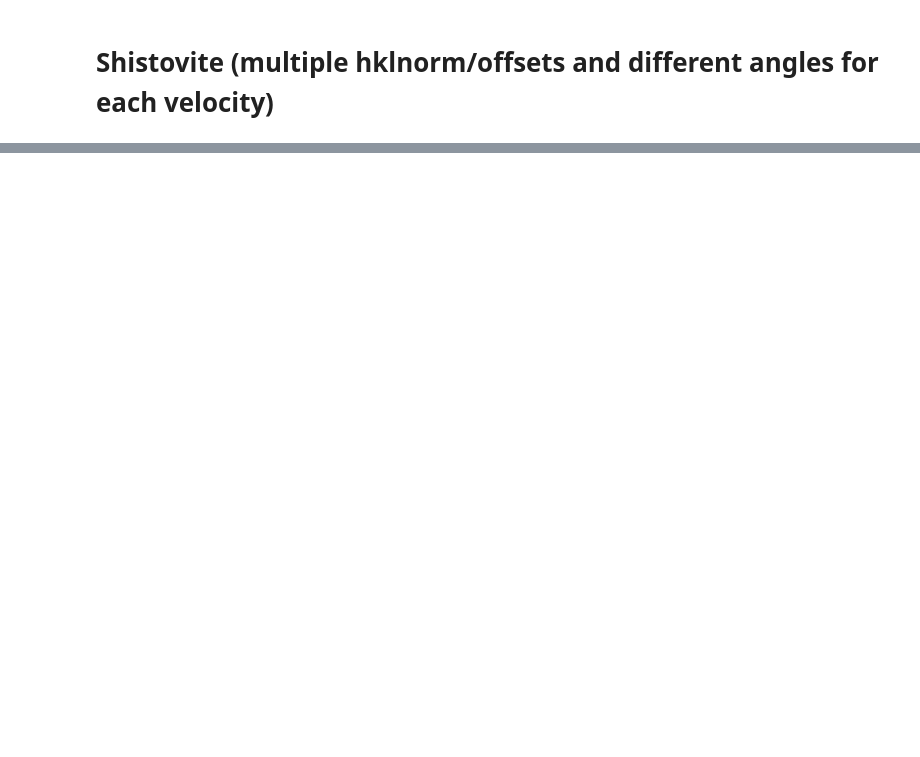
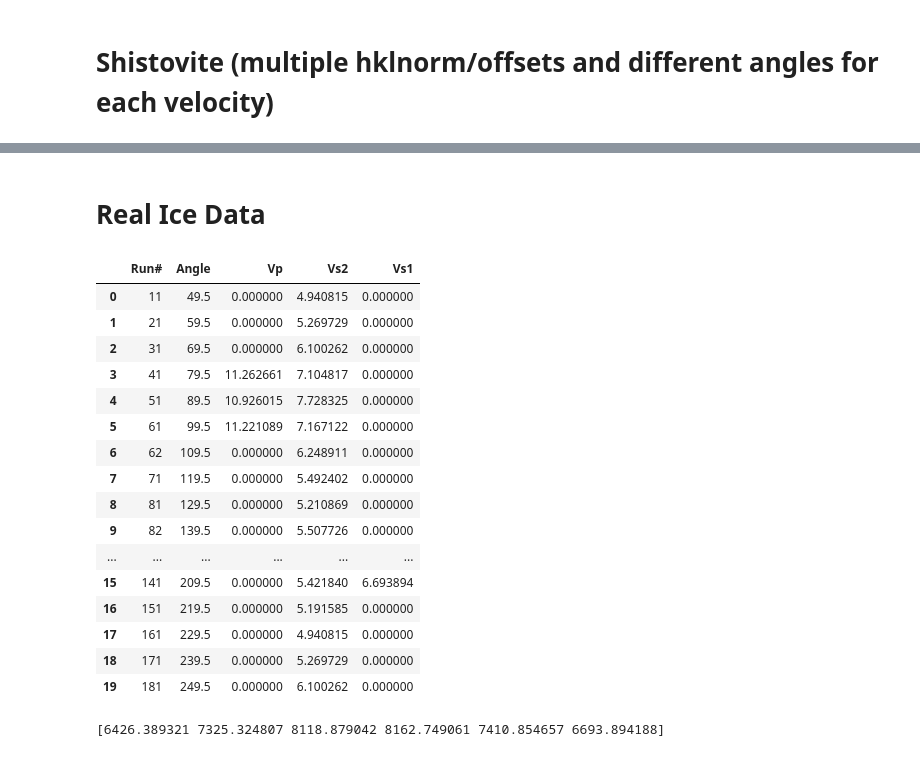
Before and after one commit to jordankando/brillouinfitting, a Jupyter notebook: BrillouinFitting/Brillouin_Fitting.ipynb, the cells around one changed output, grey strips where cells are left out. Drawn from its saved outputs; the diff is of its cells as text; code cells hidden in the pictures; blank space fills up the shorter version.

```diff
--- a/BrillouinFitting/Brillouin_Fitting.ipynb
+++ b/BrillouinFitting/Brillouin_Fitting.ipynb
@@ -1534,0 +1562,2 @@ print(err)
+# %% [markdown]
+# Real Ice Data
@@ -1534,0 +1568,20 @@ print(err)
+# %%
+display(ice_data)
+# %% [output]
+|  | Run# | Angle | Vp | Vs2 | Vs1 |
+| 0 | 11 | 49.5 | 0.000000 | 4.940815 | 0.000000 |
+| 1 | 21 | 59.5 | 0.000000 | 5.269729 | 0.000000 |
+| 2 | 31 | 69.5 | 0.000000 | 6.100262 | 0.000000 |
+| 3 | 41 | 79.5 | 11.262661 | 7.104817 | 0.000000 |
+| 4 | 51 | 89.5 | 10.926015 | 7.728325 | 0.000000 |
+| 5 | 61 | 99.5 | 11.221089 | 7.167122 | 0.000000 |
+| 6 | 62 | 109.5 | 0.000000 | 6.248911 | 0.000000 |
+| 7 | 71 | 119.5 | 0.000000 | 5.492402 | 0.000000 |
+| 8 | 81 | 129.5 | 0.000000 | 5.210869 | 0.000000 |
+| 9 | 82 | 139.5 | 0.000000 | 5.507726 | 0.000000 |
+| ... | ... | ... | ... | ... | ... |
+| 15 | 141 | 209.5 | 0.000000 | 5.421840 | 6.693894 |
+| 16 | 151 | 219.5 | 0.000000 | 5.191585 | 0.000000 |
+| 17 | 161 | 229.5 | 0.000000 | 4.940815 | 0.000000 |
+| 18 | 171 | 239.5 | 0.000000 | 5.269729 | 0.000000 |
+| 19 | 181 | 249.5 | 0.000000 | 6.100262 | 0.000000 |
@@ -1534,0 +1600,4 @@ print(err)
+# %%
+print(vs1s)
+# %% [output]
+[6426.389321 7325.324807 8118.879042 8162.749061 7410.854657 6693.894188]
```
Also changed, not shown: parts of 16 cells of this notebook.
